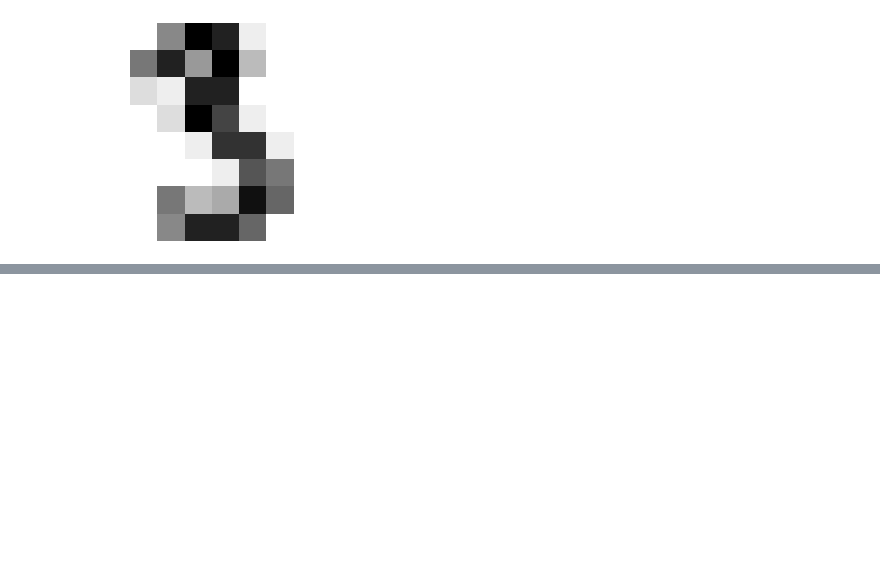
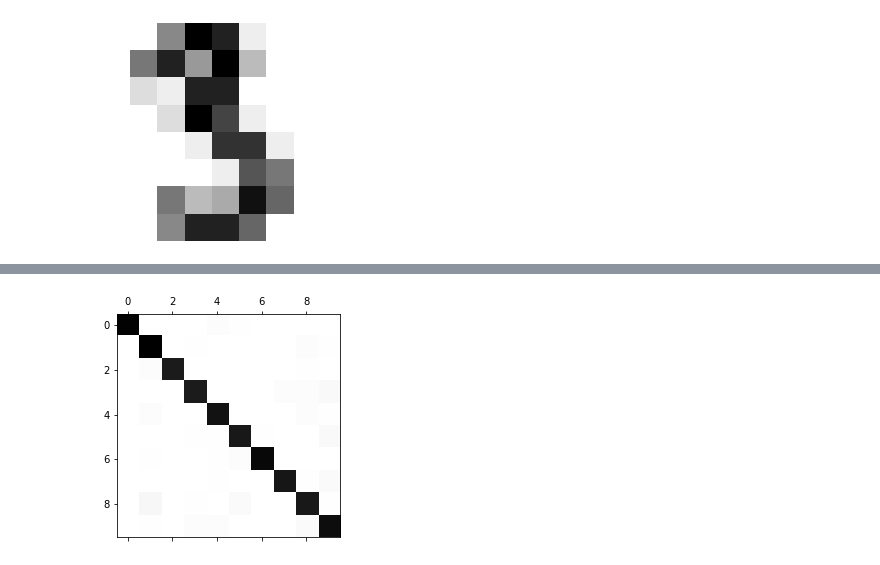
Before and after one commit to sahilkamboj3/MNIST, a Jupyter notebook: MNIST Analysis.ipynb, the cells around one changed output, grey strips where cells are left out. Cells and saved outputs as stored; diff of their text form; code cells hidden in the pictures; blank space fills up the shorter version.

```diff
--- a/MNIST Analysis.ipynb
+++ b/MNIST Analysis.ipynb
@@ -286,0 +295,4 @@ print(y_train[3])
+# %%
+forest_clf = RandomForestClassifier(random_state=42)
+# %%
+forest_clf.fit(X_train, y_train)
@@ -286,0 +322,6 @@ print(y_train[3])
+# %%
+final_sgd = SGDClassifier(random_state=42)
+y_train_pred = cross_val_predict(final_sgd, X_train, y_train, cv=3)
+# %%
+conf_matrix = confusion_matrix(y_train, y_train_pred)
+conf_matrix
@@ -286,0 +339,5 @@ print(y_train[3])
+# %%
+plt.matshow(conf_matrix, cmap=plt.cm.binary)
+plt.show()
+# %% [output]
+[figure, added]
```
Also changed, not shown: parts of 34 cells of this notebook, 1 other file.
